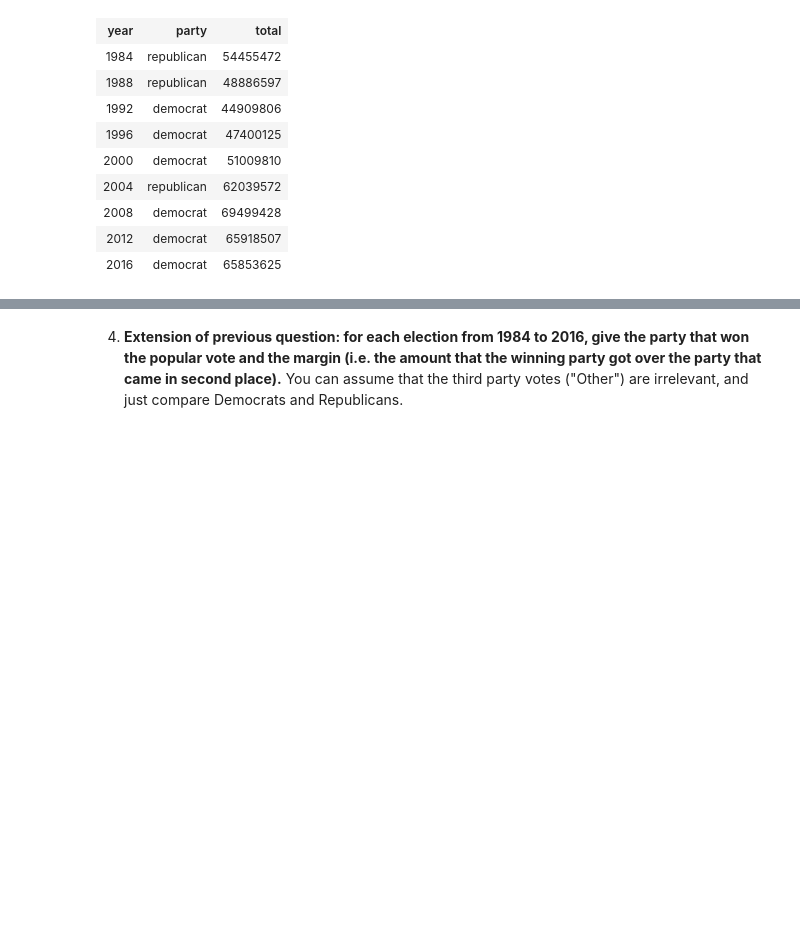
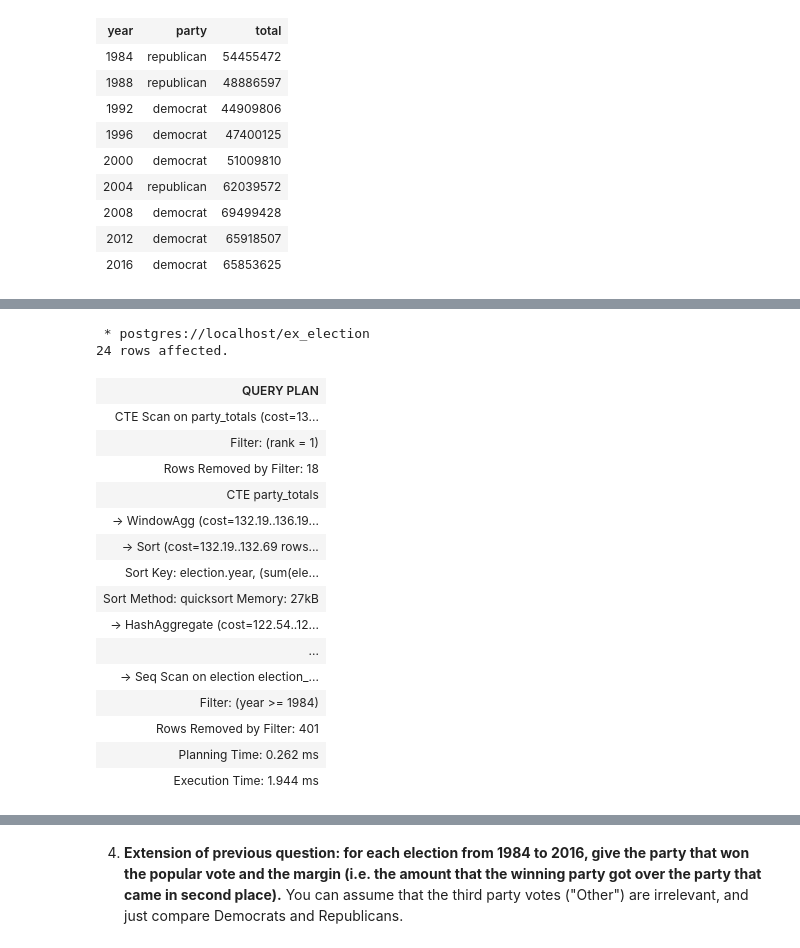
Before and after one commit to j-carson/SQL_practice, a Jupyter notebook: 05_election/My_Answers.ipynb, the cells around one changed output, grey strips where cells are left out. Cells and saved outputs as stored; diff of their text form; code cells hidden in the pictures; blank space fills up the shorter version.

```diff
--- a/05_election/My_Answers.ipynb
+++ b/05_election/My_Answers.ipynb
@@ -174,0 +210,45 @@ AND
+# %%
+%%sql
+/* See which of the two versions has better
+ * performance
+ */
+EXPLAIN ANALYZE WITH
+    party_totals AS (
+        SELECT
+            year
+            ,party
+            ,sum(votes) total
+            ,RANK() OVER(PARTITION BY YEAR ORDER BY SUM(votes) DESC) rank
+        FROM
+            tidy_election
+        WHERE
+            year >= 1984
+        GROUP BY
+            year, party
+)
+SELECT
+    year, party, total
+FROM
+    party_totals
+WHERE
+    rank = 1
+;
+# %% [output]
+ * postgres://localhost/ex_election
+24 rows affected.
+| QUERY PLAN |
+| CTE Scan on party_totals (cost=13... |
+| Filter: (rank = 1) |
+| Rows Removed by Filter: 18 |
+| CTE party_totals |
+| -> WindowAgg (cost=132.19..136.19... |
+| -> Sort (cost=132.19..132.69 rows... |
+| Sort Key: election.year, (sum(ele... |
+| Sort Method: quicksort Memory: 27kB |
+| -> HashAggregate (cost=122.54..12... |
+| ... |
+| -> Seq Scan on election election_... |
+| Filter: (year >= 1984) |
+| Rows Removed by Filter: 401 |
+| Planning Time: 0.262 ms |
+| Execution Time: 1.944 ms |
```
Also changed, not shown: parts of 17 cells of this notebook.
